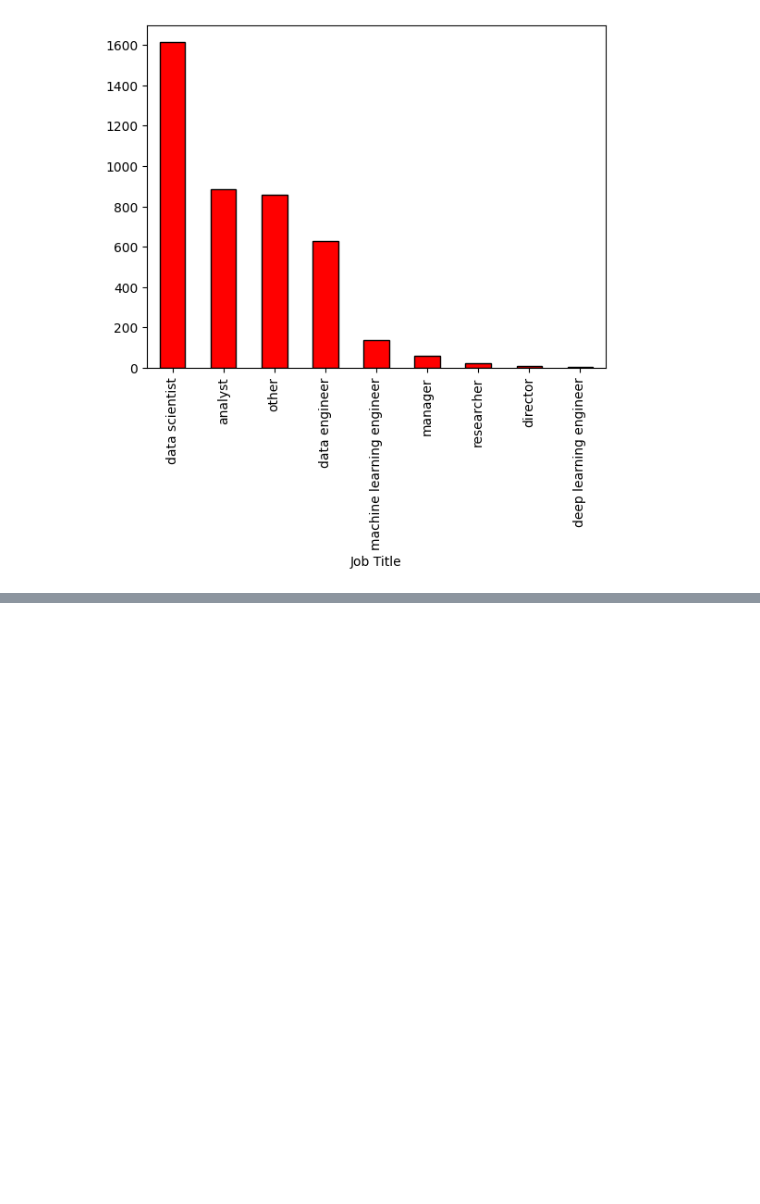
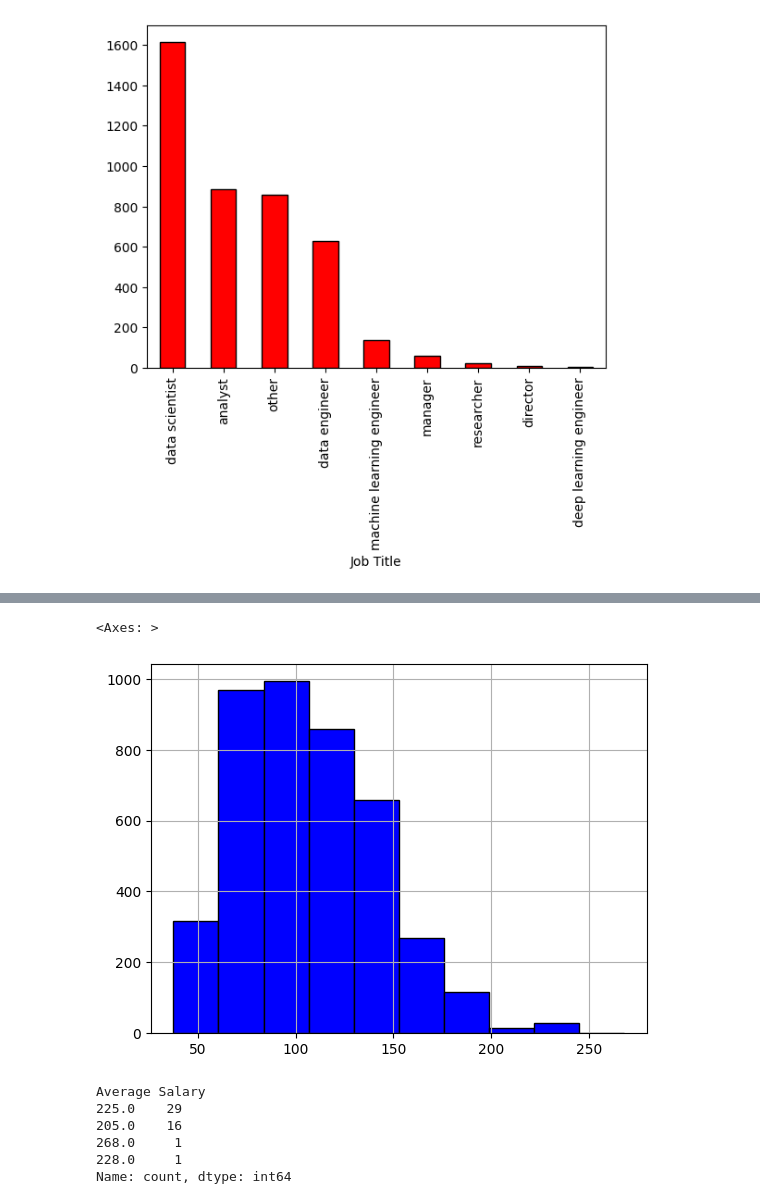
Before and after one commit to ParsaMehdipour/DataScience-Salary-Estimation, a Jupyter notebook: DataCleaning.ipynb, the cells around one changed output, grey strips where cells are left out. Saved outputs shown, nothing was run; the diff lists cells and outputs as text; code cells hidden in the pictures; blank space fills up the shorter version.

Commit message:
refactor : add some more plot visualizations

```diff
--- a/DataCleaning.ipynb
+++ b/DataCleaning.ipynb
@@ -428,0 +440,5 @@ job_title_value_counts.plot.bar(color="Red", edgecolor="Black")
+# %%
+df.drop(columns=['Salary Estimate', 'Company Name', 'Size', 'Founded', 'Type of ownership', 'Industry', 'Sector',
+                 'Revenue'], inplace=True)
+# %%
+df.rename(columns={'Location': 'State'}, inplace=True)
@@ -428,0 +461,14 @@ job_title_value_counts.plot.bar(color="Red", edgecolor="Black")
+# %%
+df['Average Salary'].hist(bins=10, color="Blue", edgecolor="Black")
+# %% [output]
+<Axes: >
+[figure, added]
+# %%
+df[df['Average Salary'] > 200]['Average Salary'].value_counts()
+# %% [output]
+Average Salary
+225.0    29
+205.0    16
+268.0     1
+228.0     1
+Name: count, dtype: int64
```
Also changed, not shown: parts of 11 cells of this notebook.
